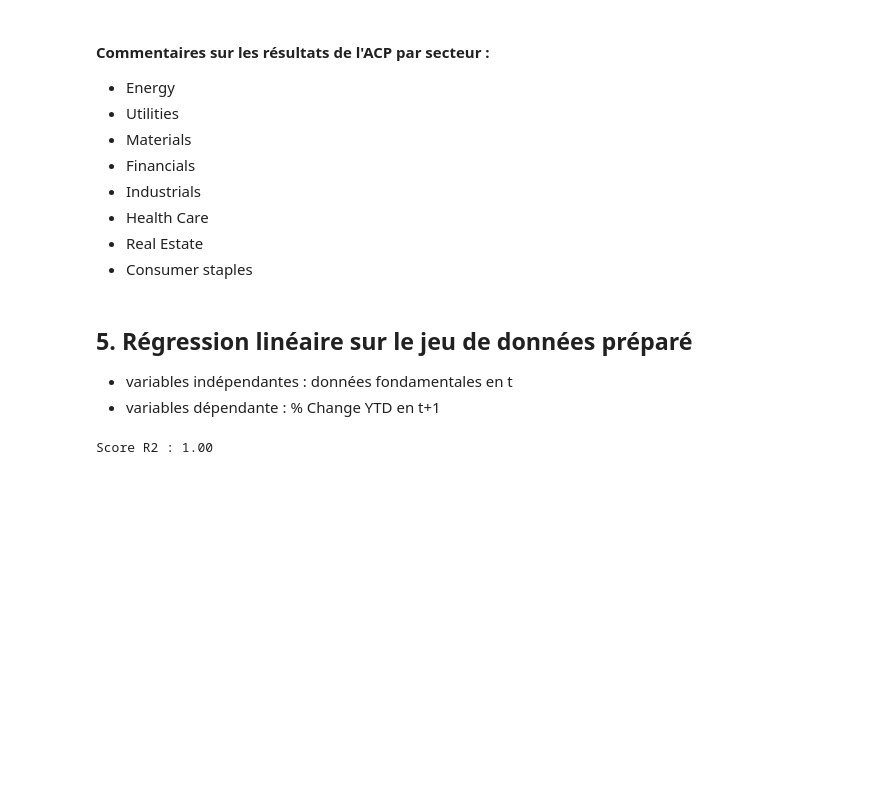
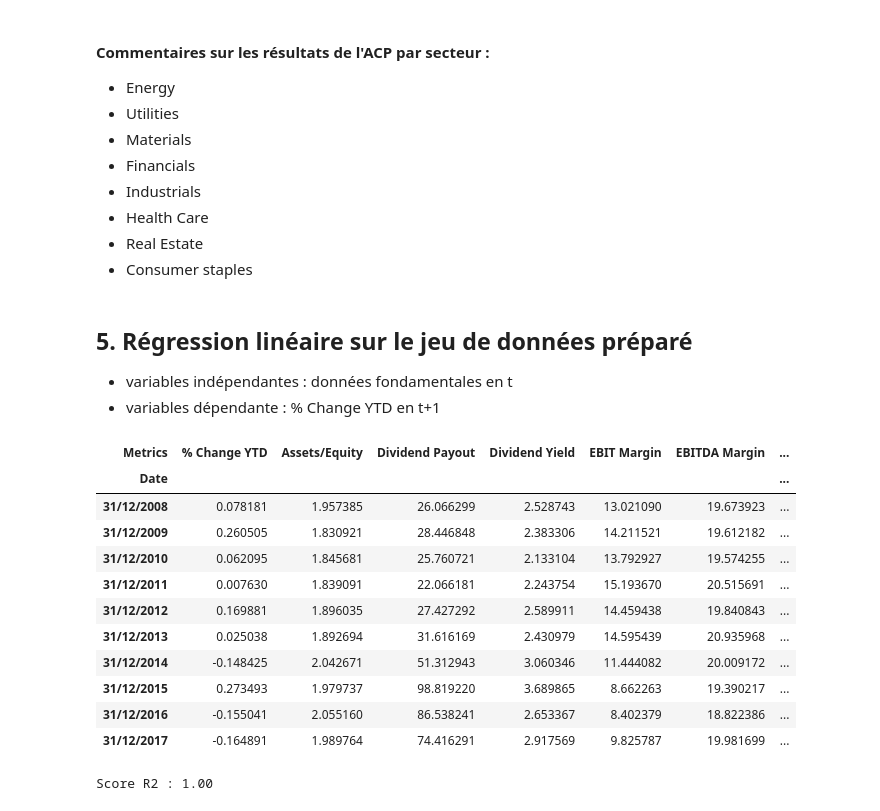
Before and after one commit to SuperWD40/ACP_on_fundamentals_for_sector_clustering, a Jupyter notebook: Sujet 4 - Notebook.ipynb, the cells around one changed output. Cells and saved outputs as stored; diff of their text form; code cells hidden in the pictures; blank space fills up the shorter version.

```diff
--- a/Sujet 4 - Notebook.ipynb
+++ b/Sujet 4 - Notebook.ipynb
@@ -308,4 +313,19 @@ import pandas as pd
 from sklearn.linear_model import LinearRegression
 from sklearn.preprocessing import StandardScaler
 import matplotlib.pyplot as plt
+# %%
+dataset
+# %% [output]
+| Metrics | % Change YTD | Assets/Equity | Dividend Payout | Dividend Yield | EBIT Margin | EBITDA Margin | ... |
+| Date |  |  |  |  |  |  | ... |
+| 31/12/2008 | 0.078181 | 1.957385 | 26.066299 | 2.528743 | 13.021090 | 19.673923 | ... |
+| 31/12/2009 | 0.260505 | 1.830921 | 28.446848 | 2.383306 | 14.211521 | 19.612182 | ... |
+| 31/12/2010 | 0.062095 | 1.845681 | 25.760721 | 2.133104 | 13.792927 | 19.574255 | ... |
+| 31/12/2011 | 0.007630 | 1.839091 | 22.066181 | 2.243754 | 15.193670 | 20.515691 | ... |
+| 31/12/2012 | 0.169881 | 1.896035 | 27.427292 | 2.589911 | 14.459438 | 19.840843 | ... |
+| 31/12/2013 | 0.025038 | 1.892694 | 31.616169 | 2.430979 | 14.595439 | 20.935968 | ... |
+| 31/12/2014 | -0.148425 | 2.042671 | 51.312943 | 3.060346 | 11.444082 | 20.009172 | ... |
+| 31/12/2015 | 0.273493 | 1.979737 | 98.819220 | 3.689865 | 8.662263 | 19.390217 | ... |
+| 31/12/2016 | -0.155041 | 2.055160 | 86.538241 | 2.653367 | 8.402379 | 18.822386 | ... |
+| 31/12/2017 | -0.164891 | 1.989764 | 74.416291 | 2.917569 | 9.825787 | 19.981699 | ... |
 # %%
```
Also changed, not shown: parts of 4 cells of this notebook.
